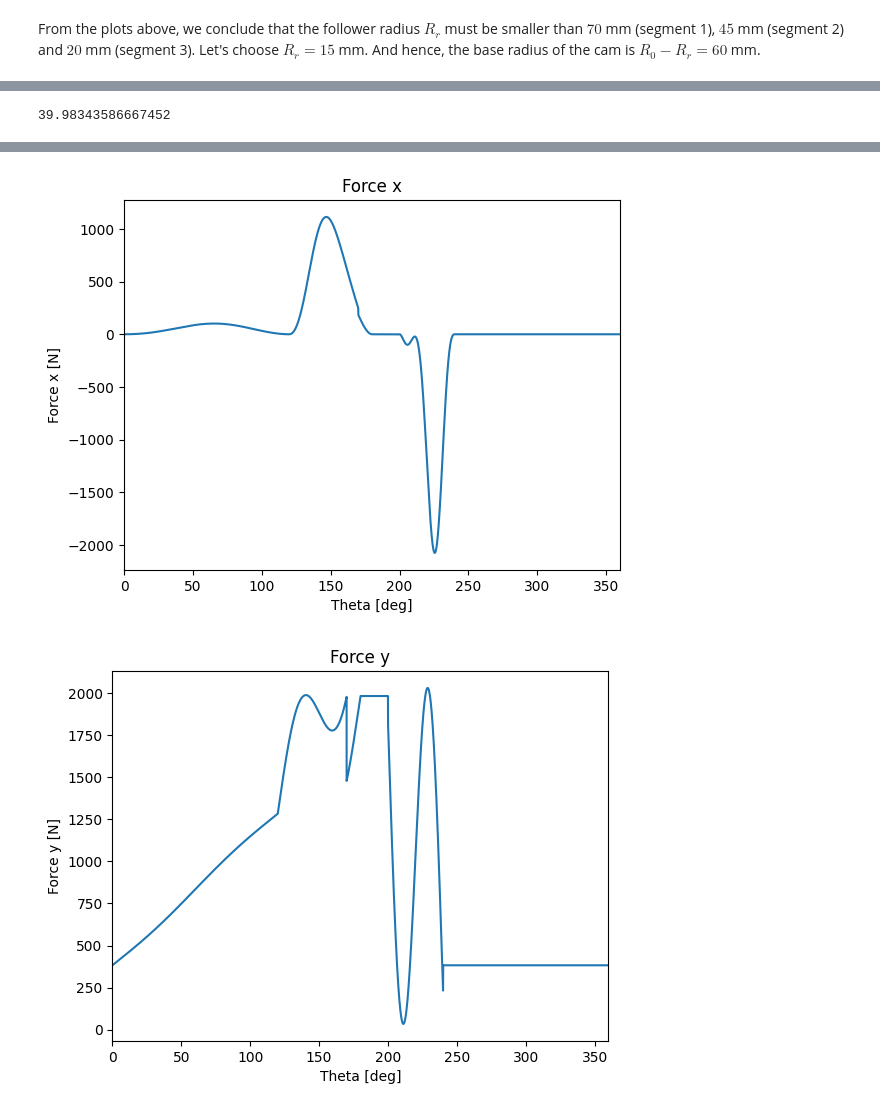
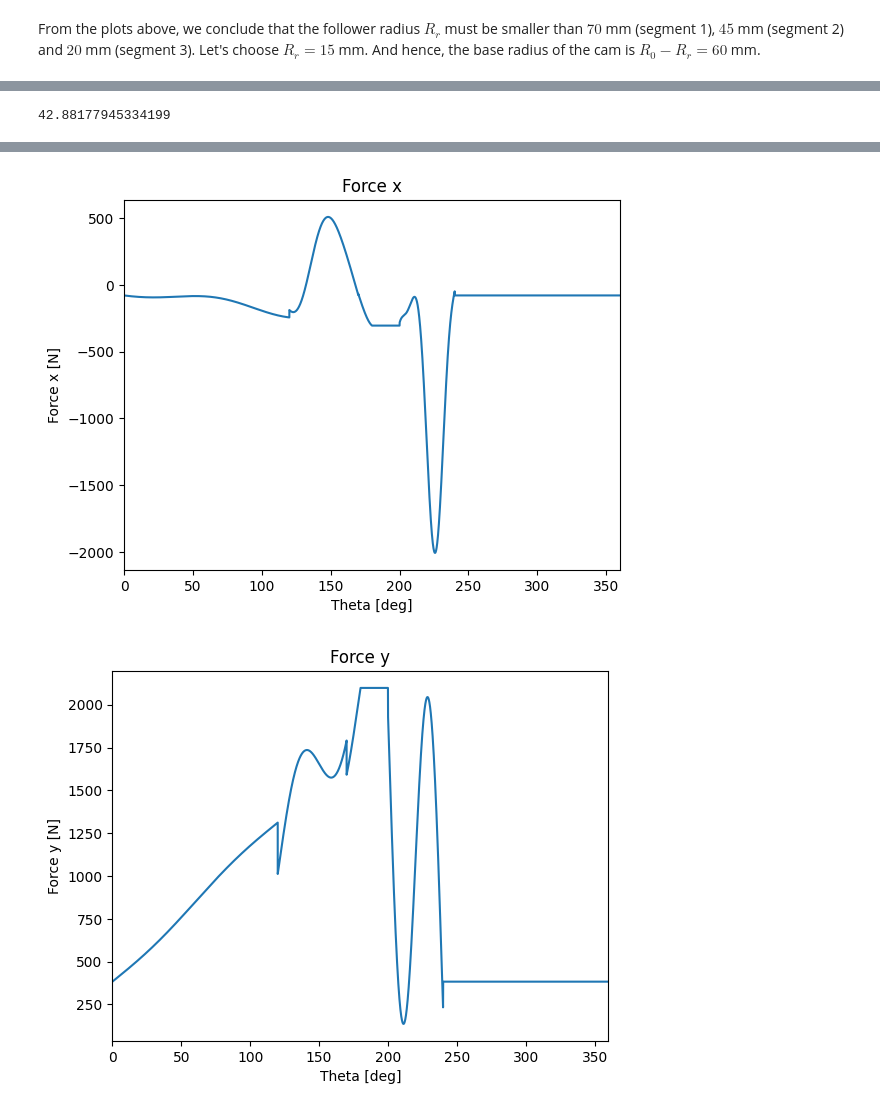
Before and after one commit to wiskiv1/ProjectBeweging, a Jupyter notebook: nokken.ipynb, the cells around one changed output, grey strips where cells are left out. Drawn from its saved outputs; the diff is of its cells as text; code cells hidden in the pictures.

```diff
--- a/nokken.ipynb
+++ b/nokken.ipynb
@@ -653,7 +653,7 @@ Uit bovenstaande plots besluiten we dat $R_0 = 75\text{mm}$ een geschikte waarde
 <br>
 (Op basis van alleen maar de vuistregel dat de maximum drukhoek $a_{\text{max}}$ best onder de 30 graden blijft, waar er een duwkracht op de volger staat)
 # %%
-R0 = 75  # pitch radius in mm
+R0 = 100  # pitch radius in mm
 # %% [markdown]
 ### Ontwerp van straal $R_r$ van de volger
 # %%
@@ -673,7 +673,7 @@ $45$ mm (segment 2) and $20$ mm (segment 3).  Let's choose $R_r = 15$ mm. And he
 # Kinematics inputs
 follower_radius = 15
 base_radius     = R0 - follower_radius
-exc = 0. # try 20 too, to see the difference
+exc = 20. # try 20 too, to see the difference
 
 # Calculate pressure angle
 pressure_angle = calculatePressureAngle(vel,exc,base_radius,follower_radius,lift)
@@ -713,7 +713,7 @@ rpm             = 120
 # Calculated forces
 [normalforce_acc,normalforce_load,normalforce_damper] = calculateForce_acc_load_damper(rpm,damping_constant,pressure_angle,ext_load,mass,vel,acc)
 # Calculate spring constant
-spring_constant =  minimal_spring_constant(normalforce_load, normalforce_acc, normalforce_damper, spring_preload, lift, pressure_angle) +1
+spring_constant = 1.1* minimal_spring_constant(normalforce_load, normalforce_acc, normalforce_damper, spring_preload, lift, pressure_angle)
 print(spring_constant)
 # Calculate all forces
 normalforce_spring = calculateForce_spring(spring_constant, spring_preload, lift, pressure_angle)
@@ -721,4 +721,4 @@ normalforce_spring = calculateForce_spring(spring_constant, spring_preload, lift
 # Plot forces
 plotForces(theta_deg,normalforce_tot,normalforce_acc,normalforce_load,normalforce_spring,normalforce_damper,force_x,force_y)
 # %% [output]
-39.98343586667452
+42.88177945334199
@@ -726,2 +726,2 @@ plotForces(theta_deg,normalforce_tot,normalforce_acc,normalforce_load,normalforc
-[figure, old version]
+[figure, new version]
-[figure, old version]
+[figure, new version]
```
Also changed, not shown: parts of 7 cells of this notebook, 2 other files.
